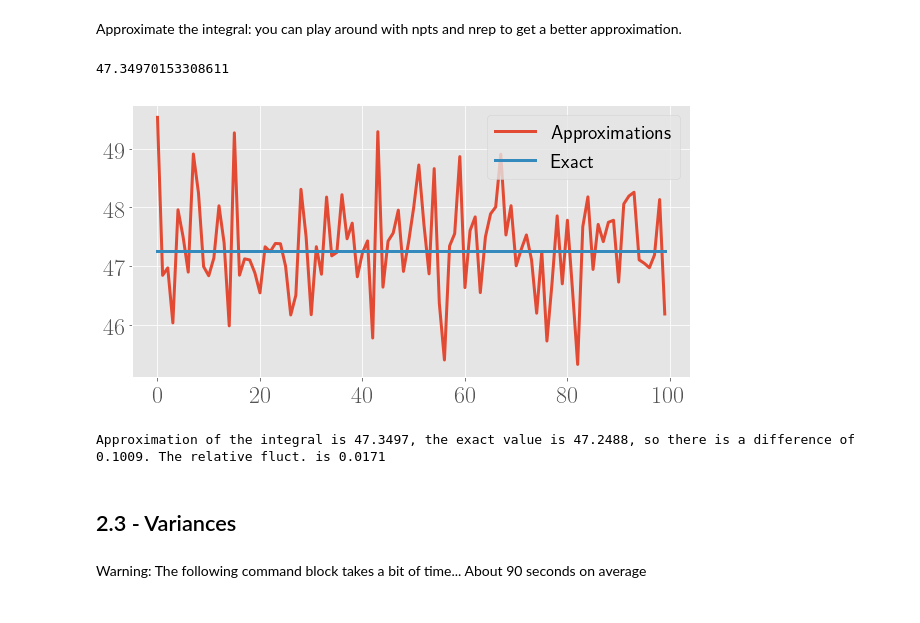
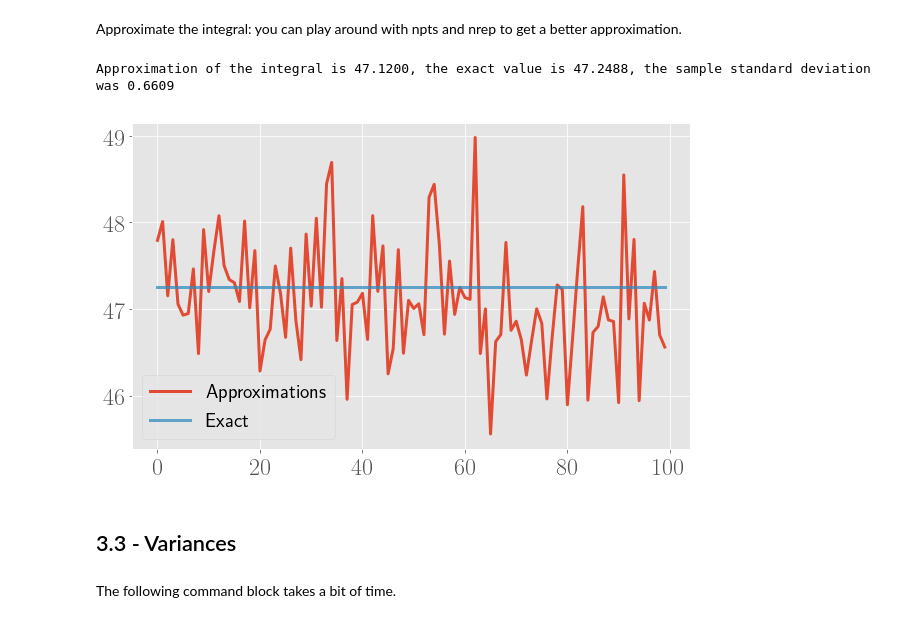
Before and after one commit to ThibeauWouters/Monte-Carlo-Simulations, a Jupyter notebook: 3_Monte_Carlo_Integration_(I).ipynb, the cells around one changed output. Drawn from its saved outputs; the diff is of its cells as text; code cells hidden in the pictures.

```diff
--- a/3_Monte_Carlo_Integration_(I).ipynb
+++ b/3_Monte_Carlo_Integration_(I).ipynb
@@ -41,3 +75,0 @@ exact
-# %%
-def exact_vector(length):
-    return np.array([exact for i in range(length)])
@@ -58,24 +79,21 @@ def approximate_integral(npts, nrep):
 Approximate the integral: you can play around with npts and nrep to get a better approximation.
 # %%
 # Number of points per run: npts, Number of replicas: nrep
-npts=8000; nrep=100;
+npts = 10**4; nrep=100;
 I = approximate_integral(npts, nrep)
-# %%
-print(np.mean(I))
-# %% [output]
-47.34970153308611
+# %%
+print("Approximation of the integral is %0.4f, the exact value is %0.4f, the sample standard deviation was %0.4f" %(np.mean(I), exact, np.std(I)))
+# %% [output]
+Approximation of the integral is 47.1200, the exact value is 47.2488, the sample standard deviation was 0.6609
 # %%
-plt.subplots(figsize =  (10,5))
+plt.subplots(figsize =  (10,6))
 plt.plot(I, label = "Approximations")
-plt.plot(exact_vector(len(I)), label = "Exact")
+plt.plot(exact_vector(len(I)), alpha = 0.75, label = "Exact")
 plt.legend()
-plt.savefig("ex3_approximation_integral.pdf", bbox_inches = 'tight')
+#plt.savefig("ex3_approximation_integral.pdf", bbox_inches = 'tight')
 plt.show()
-
-print("Approximation of the integral is %0.4f, the exact value is %0.4f, so there is a difference of %0.4f. The relative fluct. is %0.4f" %(np.mean(I), exact, abs(exact - np.mean(I)), np.std(I)/np.mean(I)) )
 # %% [output]
-[figure, old version]
+[figure, new version]
-Approximation of the integral is 47.3497, the exact value is 47.2488, so there is a difference of 0.1009. The relative fluct. is 0.0171
 # %% [markdown]
-## 2.3 - Variances
+## 3.3 - Variances
 # %%
@@ -83,5 +101,5 @@ npts_list = np.arange(50, 6000, 50)
 # %% [markdown]
-Warning: The following command block takes a bit of time... About 90 seconds on average
+The following command block takes a bit of time.
 # %%
 nrep = 100
 var = []
```
Also changed, not shown: parts of 16 cells of this notebook, 4 other files.
